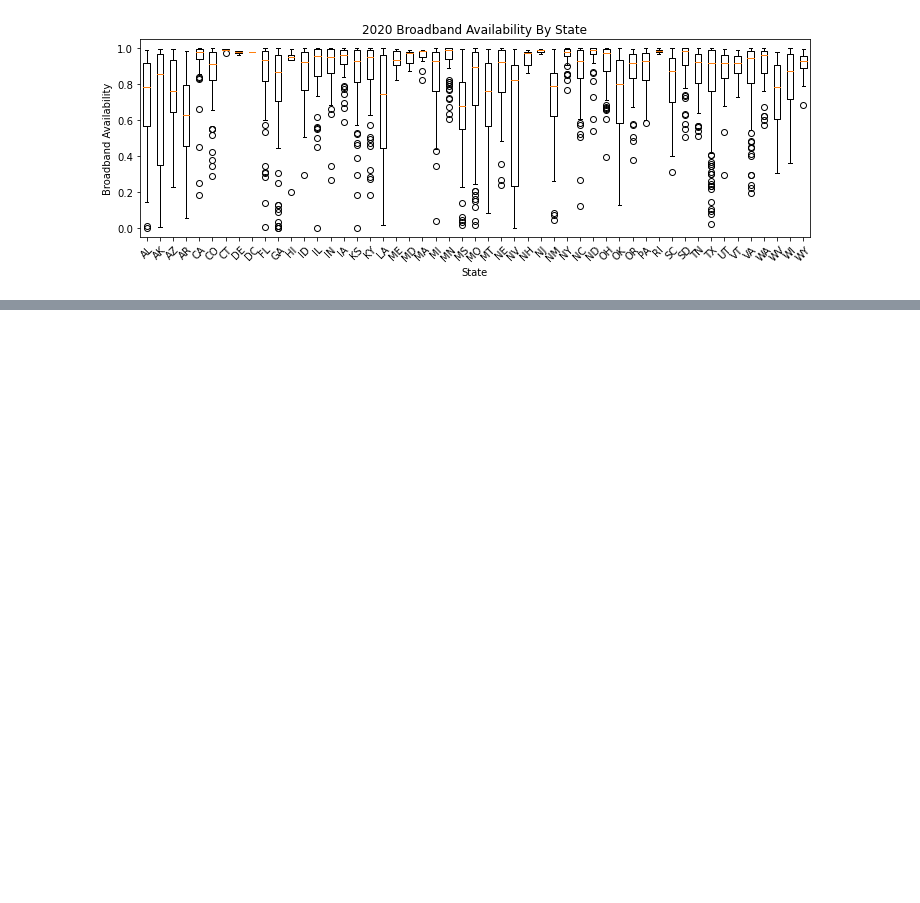
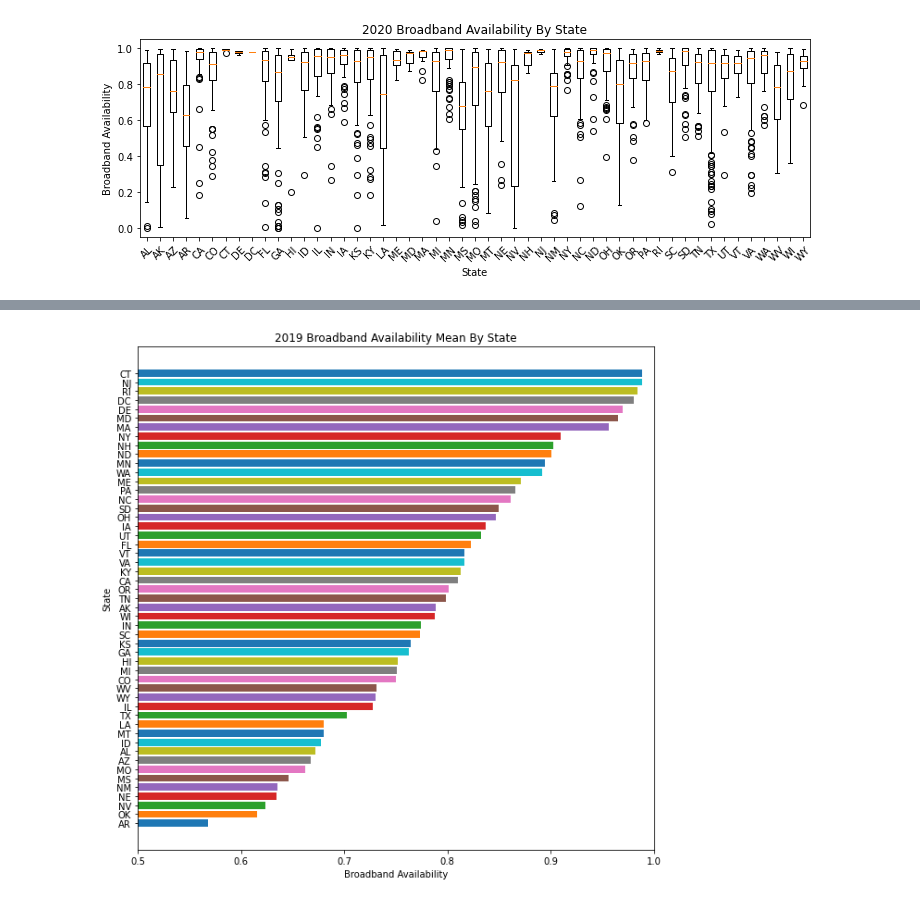
Before and after one commit to DragonGriffon2003/2021_DataSoup_DataFest, a Jupyter notebook: Data-Vis-2.ipynb, the cells around one changed output, grey strips where cells are left out. Cells and saved outputs as stored; diff of their text form; code cells hidden in the pictures; blank space fills up the shorter version.

```diff
--- a/Data-Vis-2.ipynb
+++ b/Data-Vis-2.ipynb
@@ -95,0 +141,13 @@ plt.barh(states,stateAvailMeans) #make nice, ya know
+# %%
+#Plot bargraphs of 2020 Broadband Availability means per state
+
+plt.rcParams['figure.figsize'] = [10, 10]
+plt.xlabel('Broadband Availability')
+plt.ylabel('State')
+plt.title('2019 Broadband Availability Mean By State')
+plt.xlim(.5,1)
+stateAvailMeans.sort(key=lambda a: a[1])
+for s in stateAvailMeans :
+    plt.barh(s[0], s[1])
+# %% [output]
+[figure, added]
```
Also changed, not shown: parts of 4 cells of this notebook.
